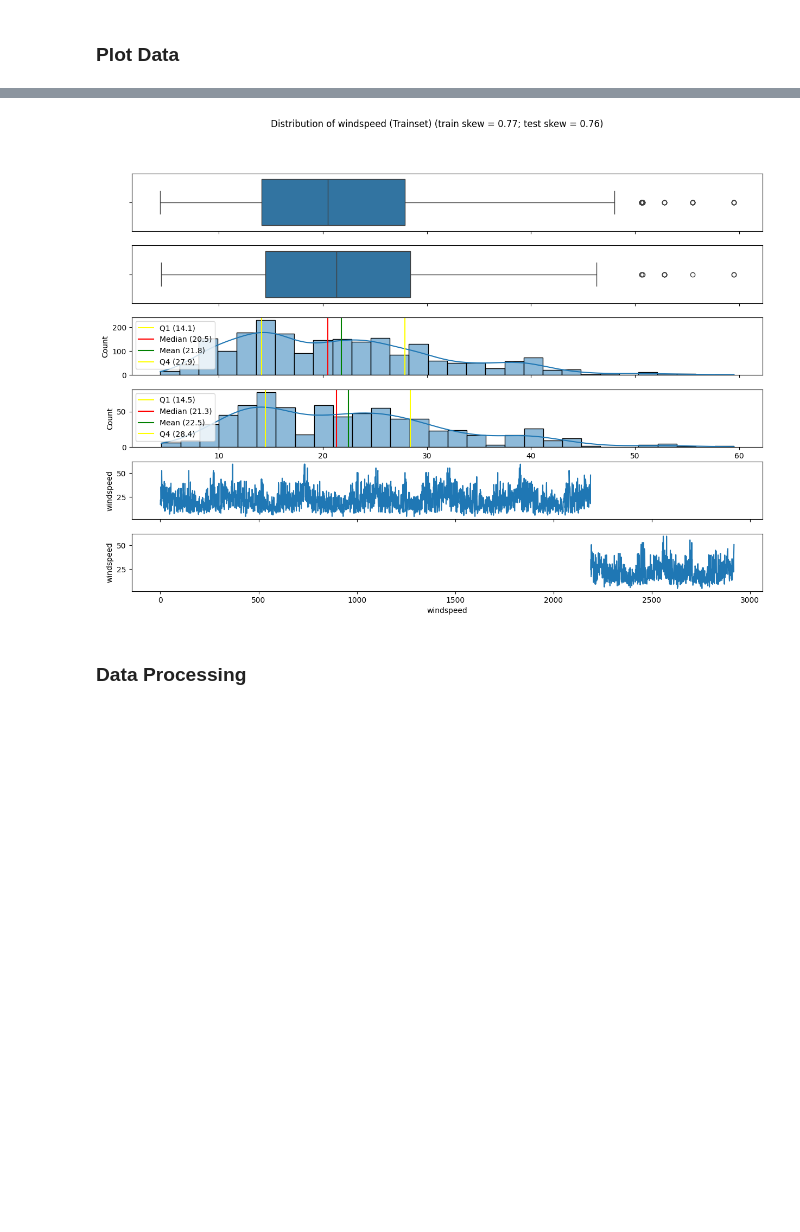
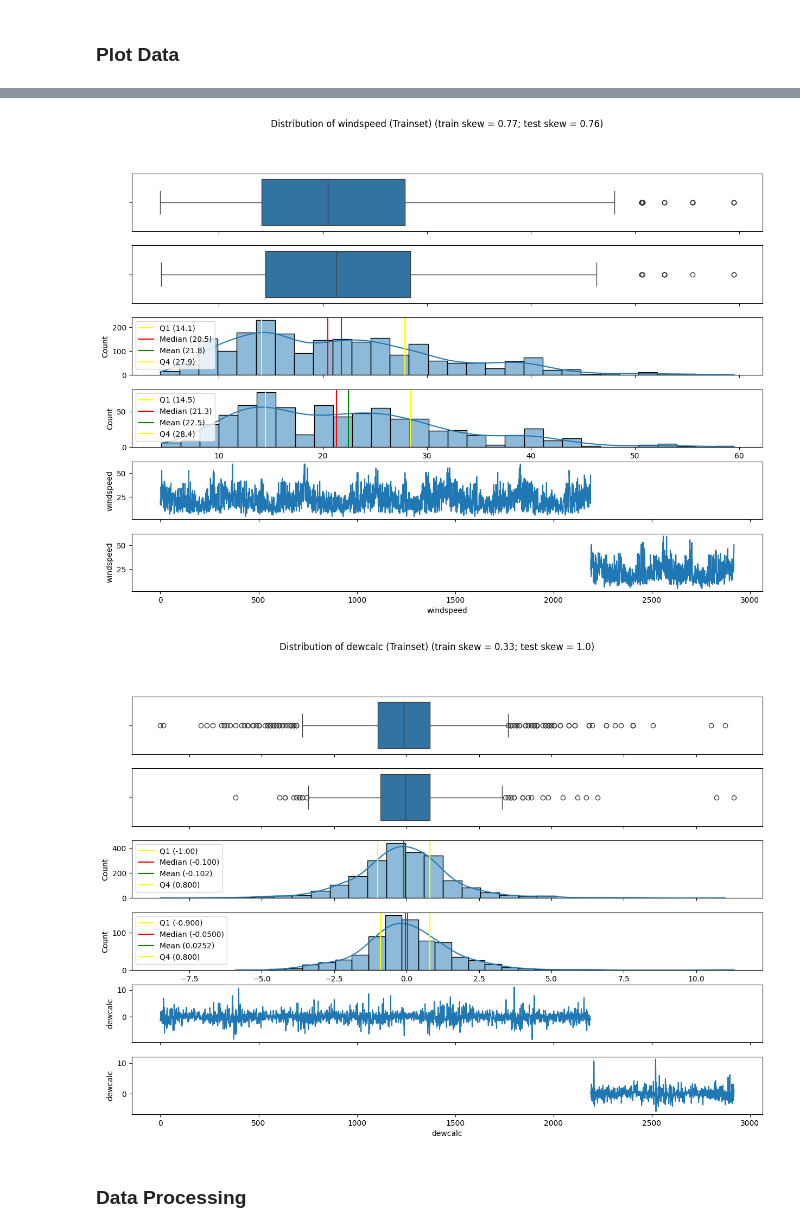
Before and after one commit to einarhre/kaggle-projects, a Jupyter notebook: binarypredictionrainfall.ipynb, the cells around one changed output, grey strips where cells are left out. Drawn from its saved outputs; the diff is of its cells as text; code cells hidden in the pictures; blank space fills up the shorter version.

```diff
--- a/binarypredictionrainfall.ipynb
+++ b/binarypredictionrainfall.ipynb
@@ -516,20 +530,22 @@ def plot_dist(traindata,testdata,w=15,h=10,nbins=30,title=None,xlabel=None,ylabe
     sns.lineplot(ax=axs_tst_L,data=testdata)
     plt.show()
 # %%
-for c in columns[1:-1]:
+v = train_df.columns.to_list(); v.remove(RAINFALL)
+for c in v:
     plot_dist(train_df[c], test_df[c], title=f"Distribution of {c} (Trainset)", xlabel=c)
 # %% [output]
 [figure]
 [figure]
 [figure]
 [figure]
 [figure]
 [figure]
 [figure]
 [figure]
 [figure]
 [figure]
 [figure]
+[figure, added]
 # %% [markdown]
 ### **Data Processing**
 # %%
```
Also changed, not shown: parts of 13 cells of this notebook.
